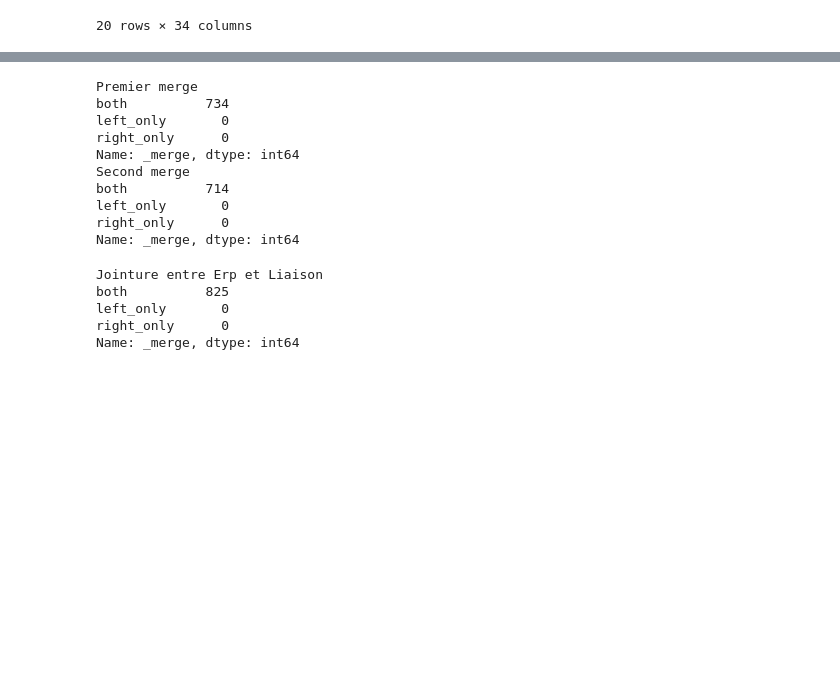
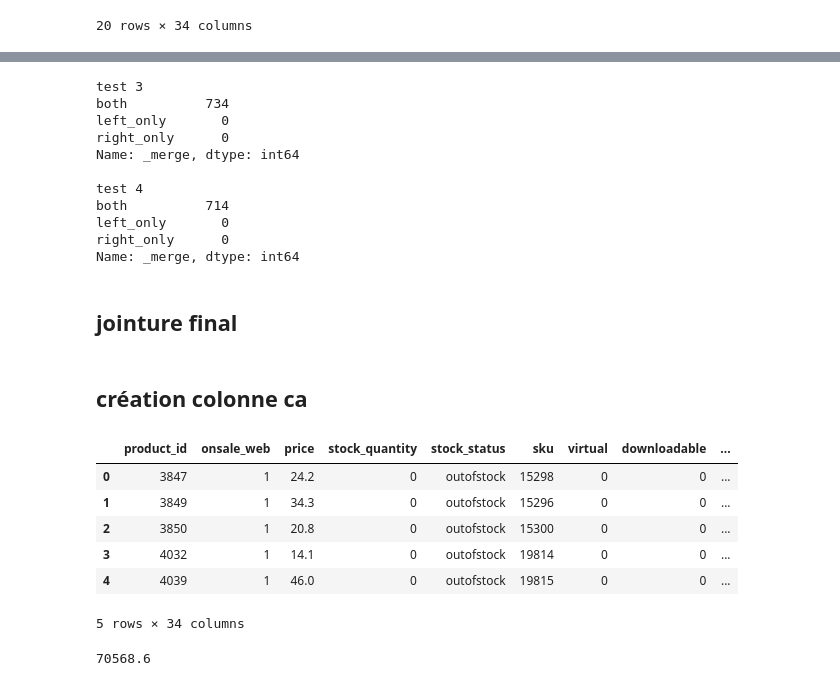
Before and after one commit to AntoineJBQ/Projet-5, a Jupyter notebook: Projet 5.ipynb, the cells around one changed output, grey strips where cells are left out. Cells and saved outputs as stored; diff of their text form; code cells hidden in the pictures; blank space fills up the shorter version.

```diff
--- a/Projet 5.ipynb
+++ b/Projet 5.ipynb
@@ -243,29 +282,47 @@ memory usage: 161.8+ KB
 # %%
 #Affiche les résultats des test de jointures
-print("Premier merge")
+print("test 3")
 print(Test_3["_merge"].value_counts())
-print("Second merge")
-print(Test_4["_merge"].value_counts())
+print()
+print("test 4")
+print(Test_all["_merge"].value_counts())
 # %% [output]
-Premier merge
+test 3
 both          734
 left_only       0
 right_only      0
 Name: _merge, dtype: int64
-Second merge
+
+test 4
 both          714
 left_only       0
 right_only      0
 Name: _merge, dtype: int64
-# %%
-#Test de jointure entre Erp et Liaison
-Test_1 = pd.merge(erp, liaison, how="outer", on="product_id", indicator=True)
-print("Jointure entre Erp et Liaison")
-print(Test_1["_merge"].value_counts())
-print()
-# %% [output]
-Jointure entre Erp et Liaison
-both          825
-left_only       0
-right_only      0
-Name: _merge, dtype: int64
+# %% [markdown]
+## jointure final
+# %%
+#laison erp et liaisont
+All = pd.merge(erp, liaisont, on= "product_id")
+
+#liaison all et webt
+All = pd.merge(All, webt, on="sku")
+# %% [markdown]
+## création colonne ca
+# %%
+#Ajoute la colonne CA correspondant au Chiffre d'Affaire par produit
+All["CA"]=All["total_sales"]*All["price"]
+All.head()
+# %% [output]
+|  | product_id | onsale_web | price | stock_quantity | stock_status | sku | virtual | downloadable | ... |
+| 0 | 3847 | 1 | 24.2 | 0 | outofstock | 15298 | 0 | 0 | ... |
+| 1 | 3849 | 1 | 34.3 | 0 | outofstock | 15296 | 0 | 0 | ... |
+| 2 | 3850 | 1 | 20.8 | 0 | outofstock | 15300 | 0 | 0 | ... |
+| 3 | 4032 | 1 | 14.1 | 0 | outofstock | 19814 | 0 | 0 | ... |
+| 4 | 4039 | 1 | 46.0 | 0 | outofstock | 19815 | 0 | 0 | ... |
+5 rows × 34 columns
+# %%
+#Calcule le chiffre d'affaire total
+Total_CA = All["CA"].sum()
+Total_CA
+# %% [output]
+70568.6
```
Also changed, not shown: parts of 12 cells of this notebook.
